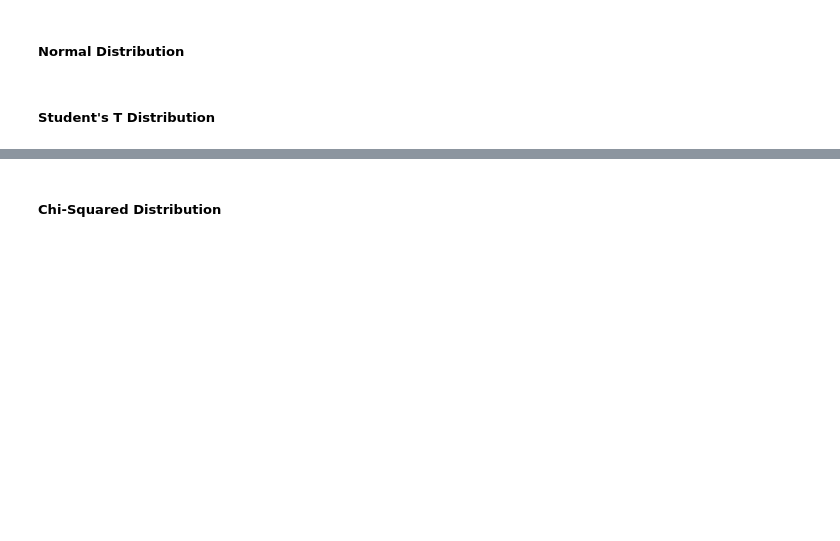
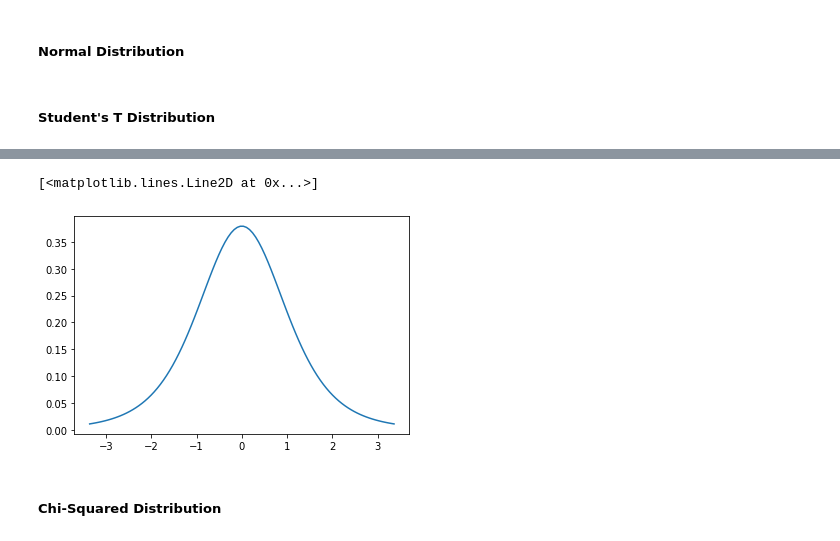
Before and after one commit to mariavanv/CISC367, a Jupyter notebook: Statistics/Statistics Workbook.ipynb, the cells around one changed output, grey strips where cells are left out. Drawn from its saved outputs; the diff is of its cells as text; code cells hidden in the pictures; blank space fills up the shorter version.

```diff
--- a/Statistics/Statistics Workbook.ipynb
+++ b/Statistics/Statistics Workbook.ipynb
@@ -156,3 +163,15 @@ plt.show()
+# %%
+from scipy.stats import t
+import matplotlib.pyplot as plt
+
+fig, ax = plt.subplots(1, 1)
+df = 5    # 5 degrees of freedom
+x = np.linspace(t.ppf(0.01,df),t.ppf(0.99,df),100) # generates an array of x using the percent point function
+
+ax.plot(x, t.pdf(x,df))
+# %% [output]
+[<matplotlib.lines.Line2D at 0x...>]
+[figure, added]
 # %% [markdown]
 ##### Chi-Squared Distribution
 # %% [markdown]
```
Also changed, not shown: parts of 1 cell of this notebook.
